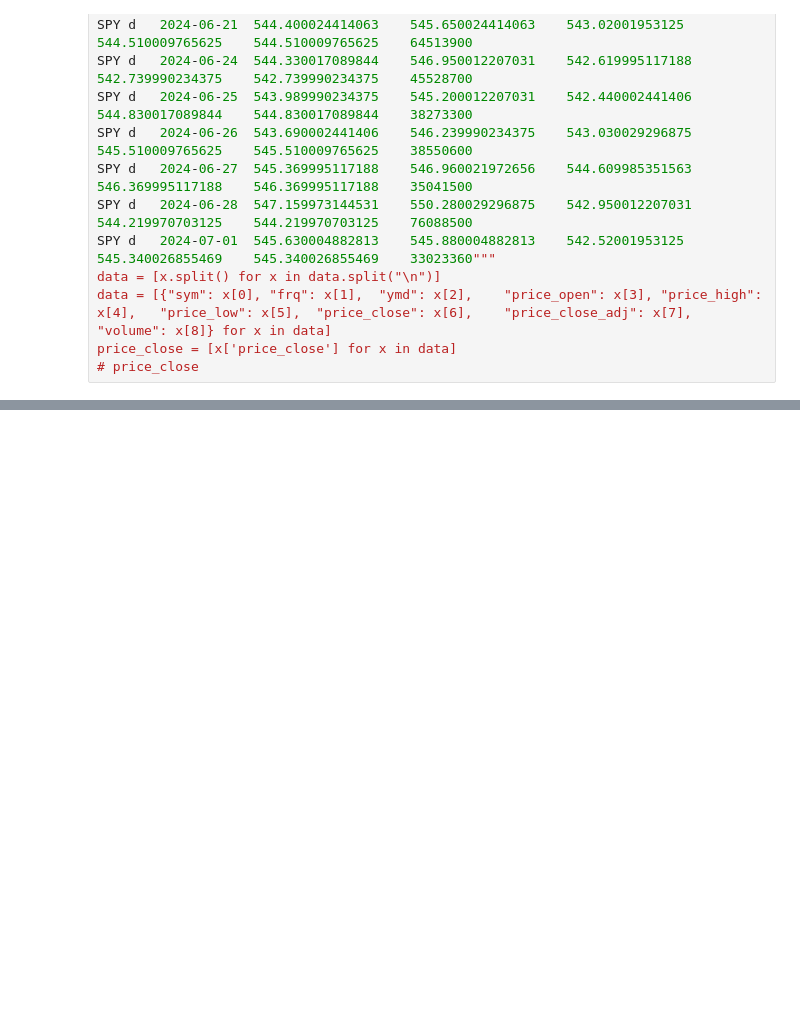
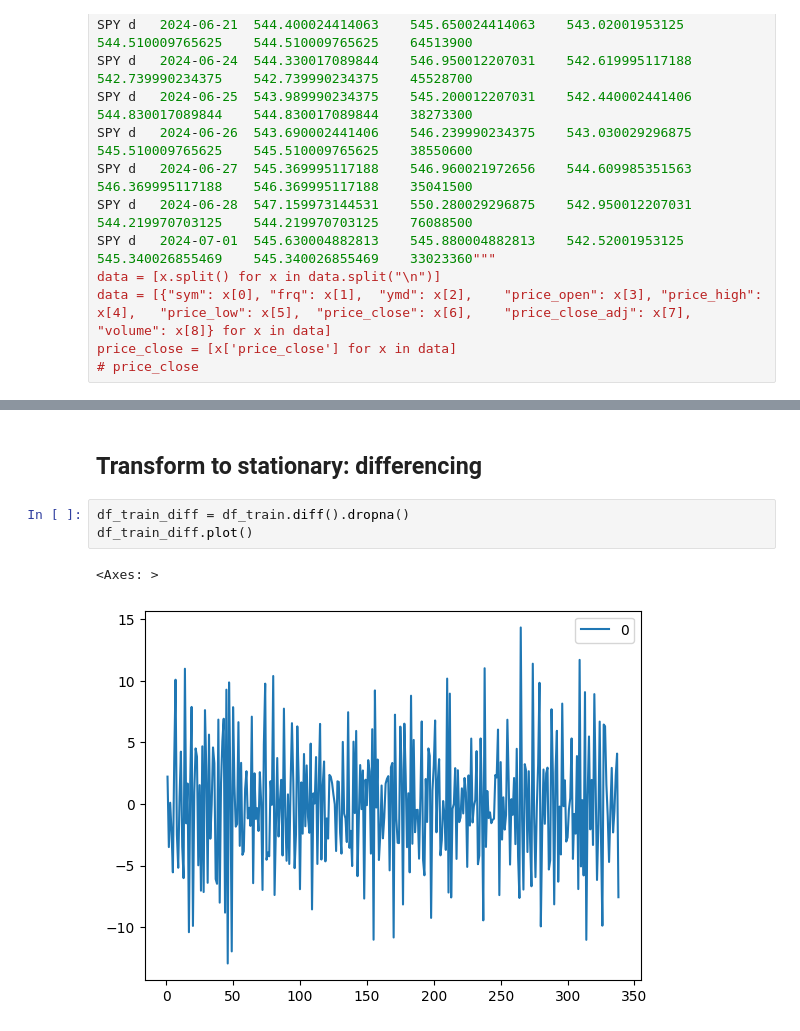
Before and after one commit to Sergey-Kiselev-dev/ML_sem_pub, a Jupyter notebook: ML_job_ARIMA_01.ipynb, the cells around one changed output, grey strips where cells are left out. Saved outputs shown, nothing was run; the diff lists cells and outputs as text; blank space fills up the shorter version.

```diff
--- a/ML_job_ARIMA_01.ipynb
+++ b/ML_job_ARIMA_01.ipynb
@@ -459,0 +482,9 @@ plt.show()
+# %% [markdown]
+Transform to stationary: differencing
+------------
+# %%
+df_train_diff = df_train.diff().dropna()
+df_train_diff.plot()
+# %% [output]
+<Axes: >
+[figure, added]
```
Also changed, not shown: parts of 15 cells of this notebook.
